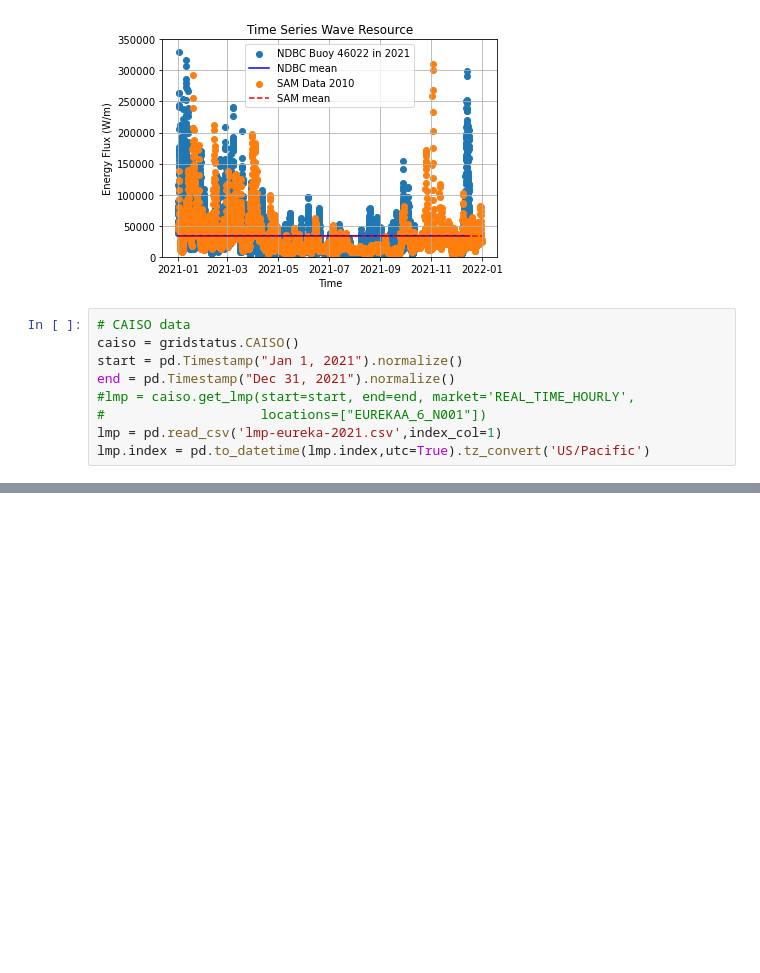
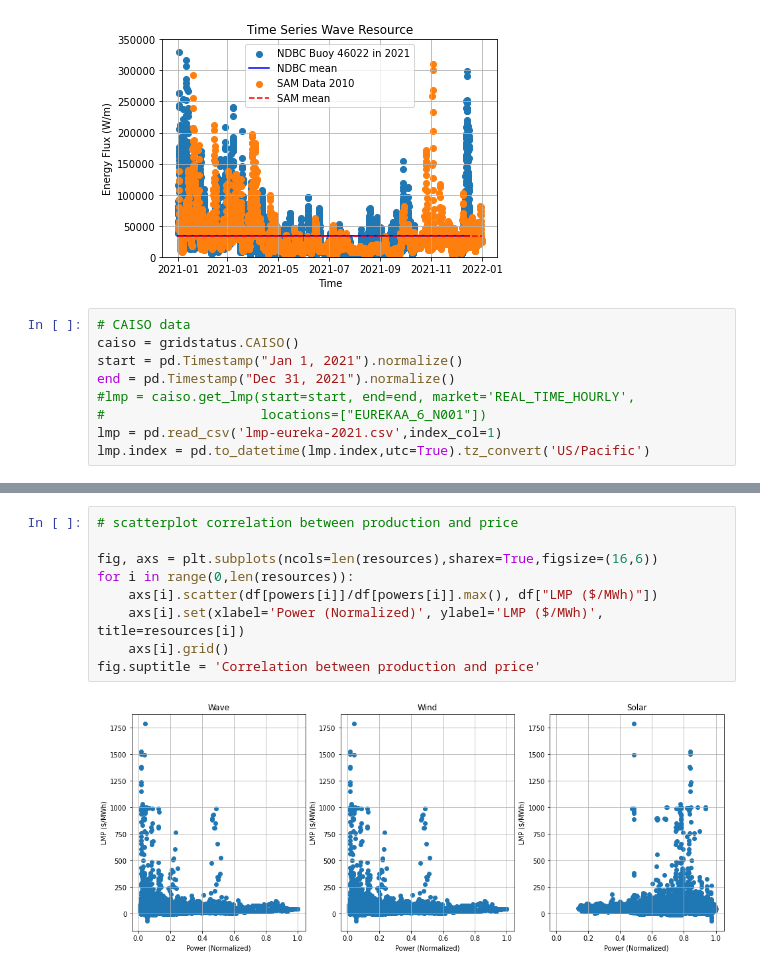
Before and after one commit to rebeccamccabe/wec-econ, a Jupyter notebook: wec-value.ipynb, the cells around one changed output, grey strips where cells are left out. Saved outputs shown, nothing was run; the diff lists cells and outputs as text; blank space fills up the shorter version.

```diff
--- a/wec-value.ipynb
+++ b/wec-value.ipynb
@@ -148,0 +162,11 @@ dtype: float64
+# %%
+# scatterplot correlation between production and price
+
+fig, axs = plt.subplots(ncols=len(resources),sharex=True,figsize=(16,6))
+for i in range(0,len(resources)):
+    axs[i].scatter(df[powers[i]]/df[powers[i]].max(), df["LMP ($/MWh)"])
+    axs[i].set(xlabel='Power (Normalized)', ylabel='LMP ($/MWh)', title=resources[i])
+    axs[i].grid()
+fig.suptitle = 'Correlation between production and price'
+# %% [output]
+[figure, added]
```
Also changed, not shown: parts of 9 cells of this notebook.
